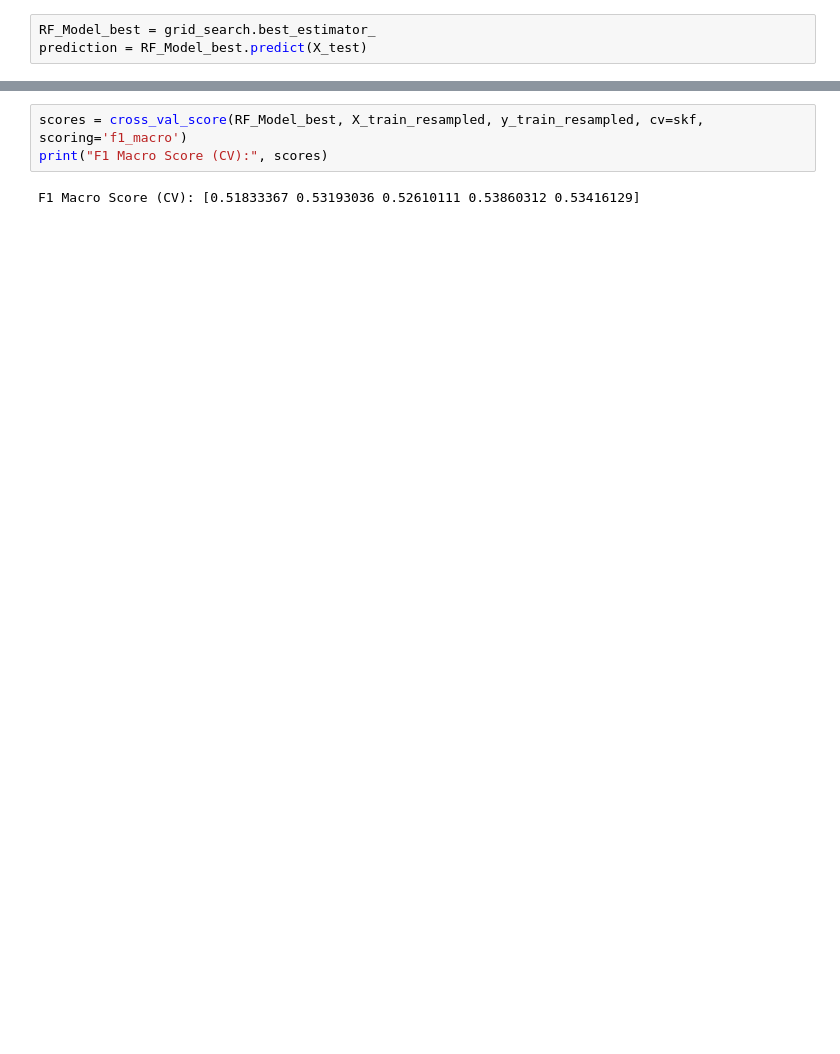
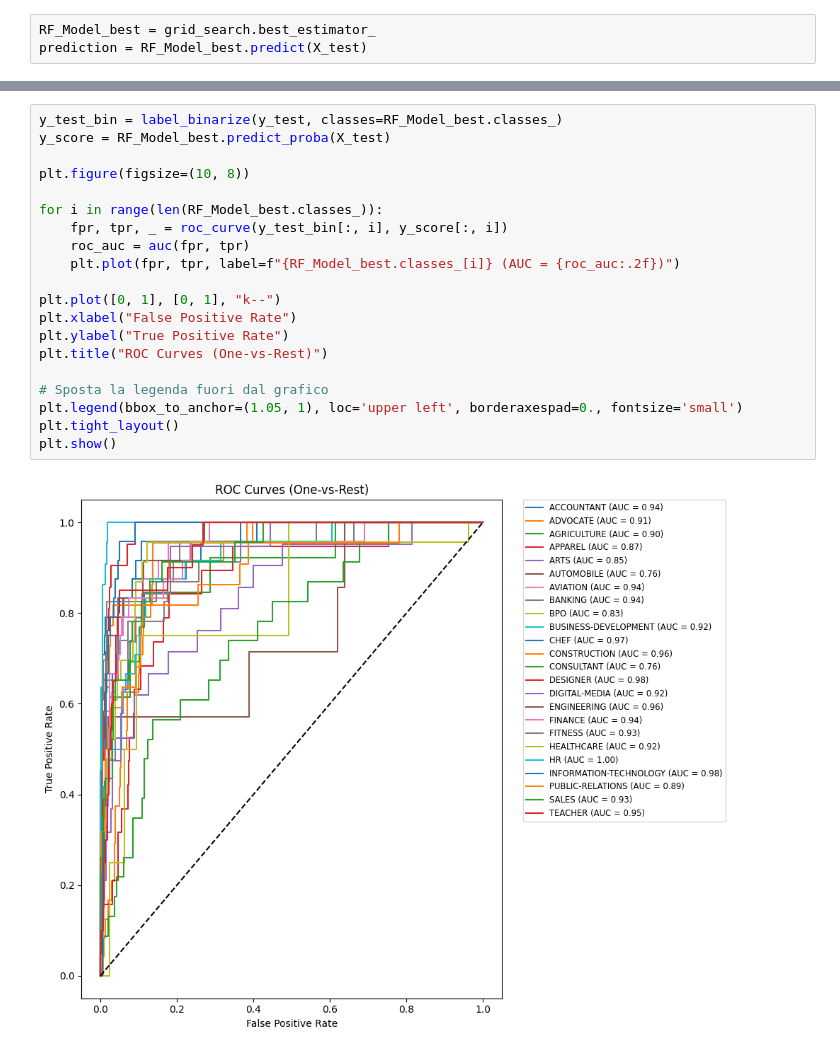
Before and after one commit to andreabochicchio02/ResumeMining, a Jupyter notebook: RandomForest/RandomForestD2V.ipynb, the cells around one changed output, grey strips where cells are left out. Drawn from its saved outputs; the diff is of its cells as text; blank space fills up the shorter version.

```diff
--- a/RandomForest/RandomForestD2V.ipynb
+++ b/RandomForest/RandomForestD2V.ipynb
@@ -226,5 +212,22 @@ plt.show()
 # %%
-scores = cross_val_score(RF_Model_best, X_train_resampled, y_train_resampled, cv=skf, scoring='f1_macro')
-print("F1 Macro Score (CV):", scores)
+y_test_bin = label_binarize(y_test, classes=RF_Model_best.classes_)
+y_score = RF_Model_best.predict_proba(X_test)
+
+plt.figure(figsize=(10, 8))
+
+for i in range(len(RF_Model_best.classes_)):
+    fpr, tpr, _ = roc_curve(y_test_bin[:, i], y_score[:, i])
+    roc_auc = auc(fpr, tpr)
+    plt.plot(fpr, tpr, label=f"{RF_Model_best.classes_[i]} (AUC = {roc_auc:.2f})")
+
+plt.plot([0, 1], [0, 1], "k--")
+plt.xlabel("False Positive Rate")
+plt.ylabel("True Positive Rate")
+plt.title("ROC Curves (One-vs-Rest)")
+
+# Sposta la legenda fuori dal grafico
+plt.legend(bbox_to_anchor=(1.05, 1), loc='upper left', borderaxespad=0., fontsize='small')
+plt.tight_layout()
+plt.show()
 # %% [output]
-F1 Macro Score (CV): [0.51833367 0.53193036 0.52610111 0.53860312 0.53416129]
+[figure, added]
```
Also changed, not shown: parts of 28 cells of this notebook, 5 other files.
